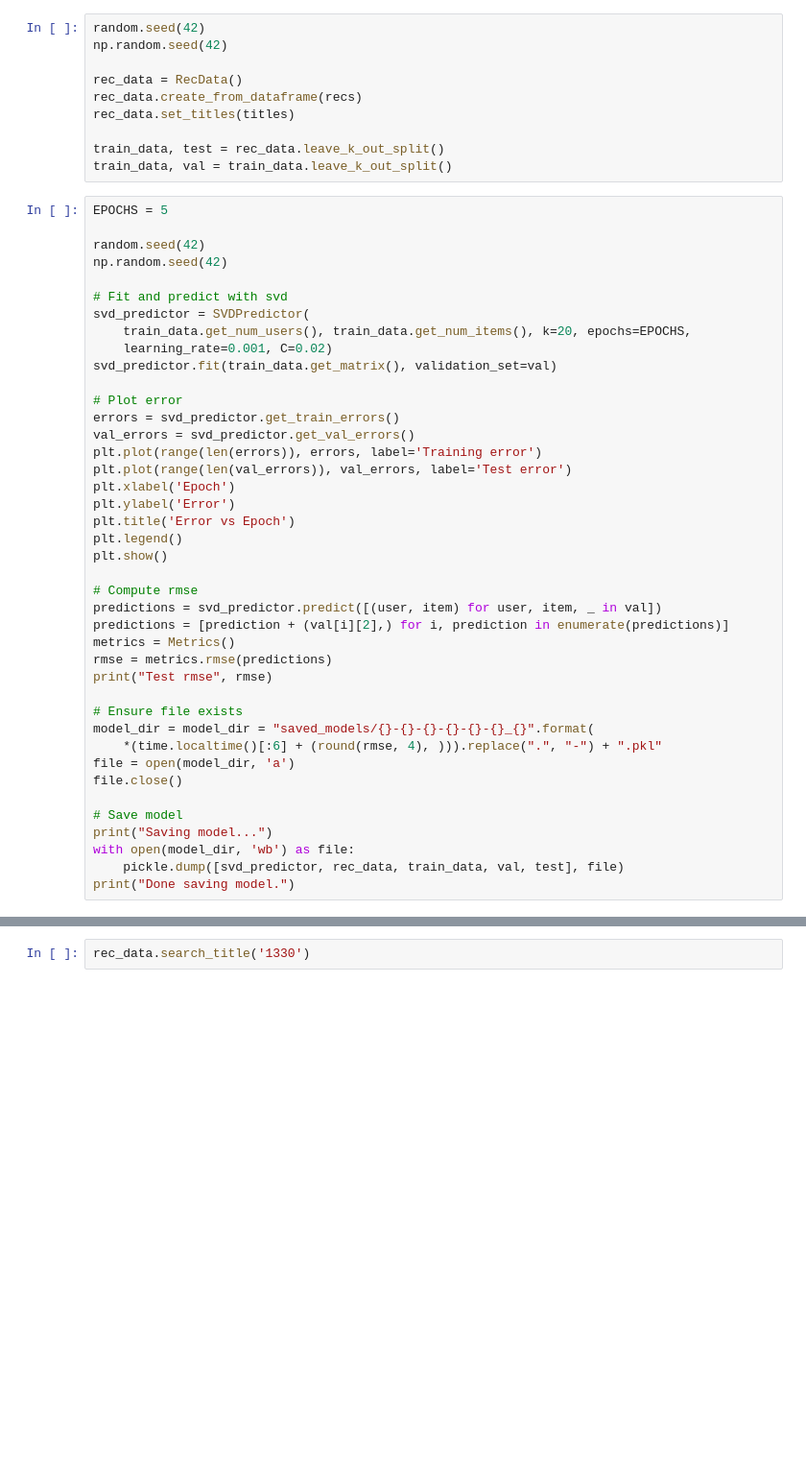
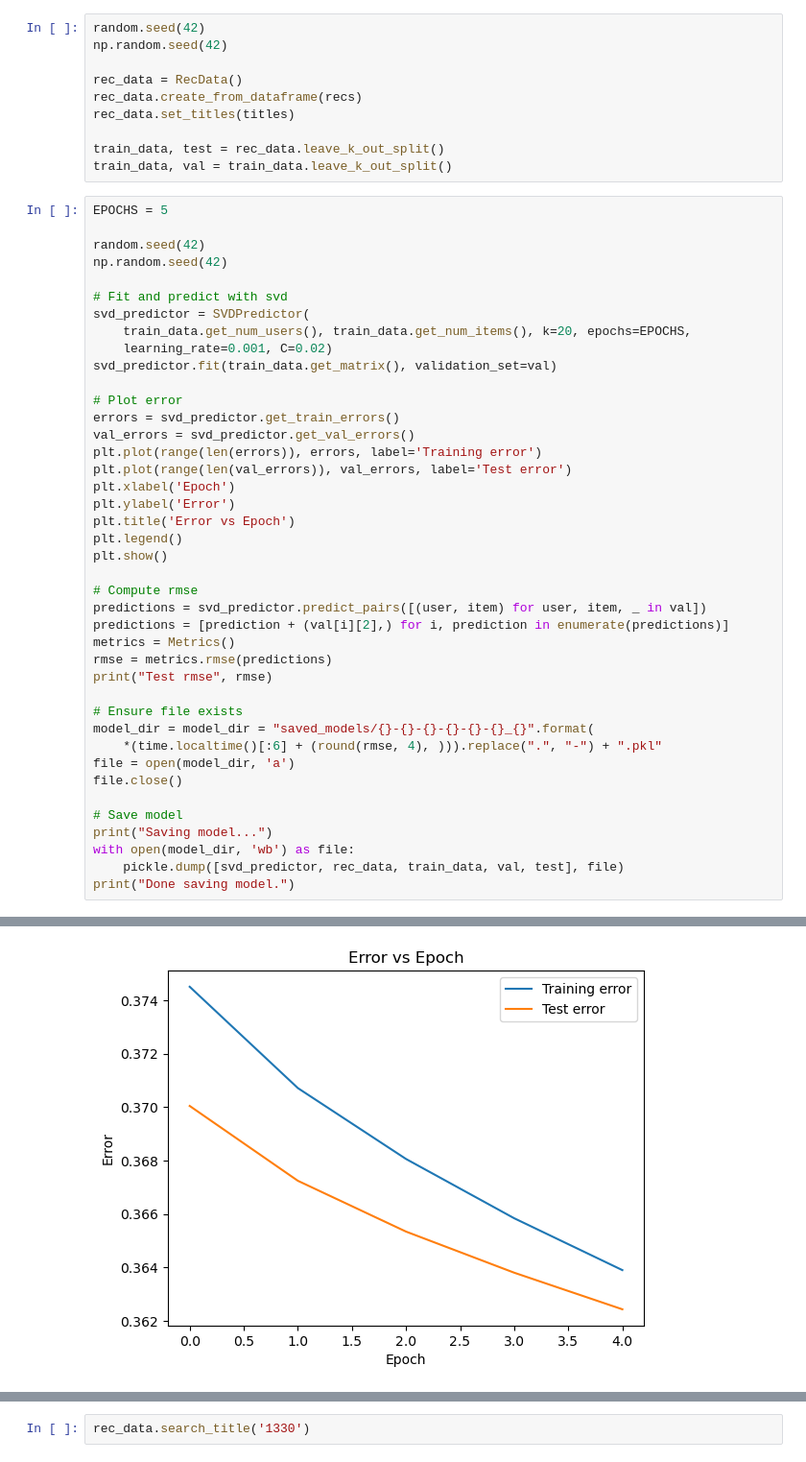
Before and after one commit to MitchellJC/game-rec, a Jupyter notebook: svdtuning.ipynb, the cells around one changed output, grey strips where cells are left out. Shown at 96% size. Cells and saved outputs as stored; diff of their text form; blank space fills up the shorter version.

```diff
--- a/svdtuning.ipynb
+++ b/svdtuning.ipynb
@@ -63,7 +63,7 @@ plt.legend()
 plt.show()
 
 # Compute rmse
-predictions = svd_predictor.predict([(user, item) for user, item, _ in val])
+predictions = svd_predictor.predict_pairs([(user, item) for user, item, _ in val])
 predictions = [prediction + (val[i][2],) for i, prediction in enumerate(predictions)]
 metrics = Metrics()
 rmse = metrics.rmse(predictions)
@@ -84,0 +89 @@ Epoch 0/
+[figure, added]
```
Also changed, not shown: parts of 2 cells of this notebook, 1 other file.
